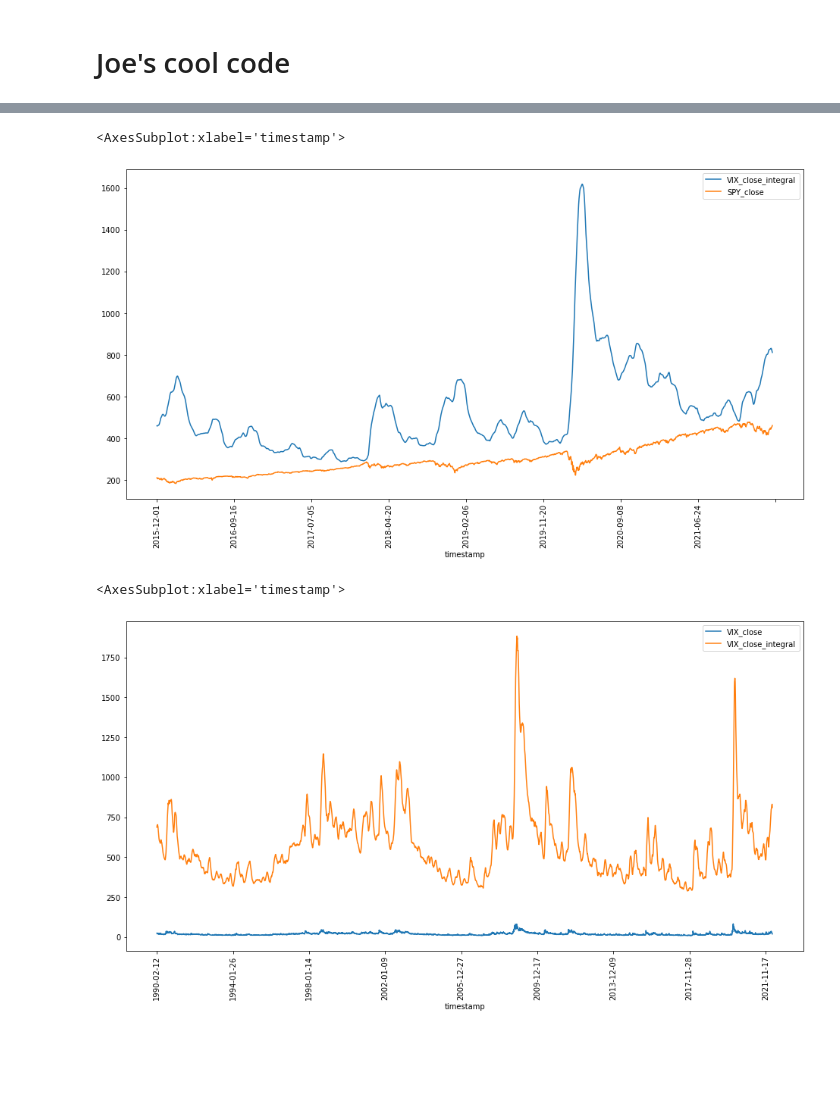
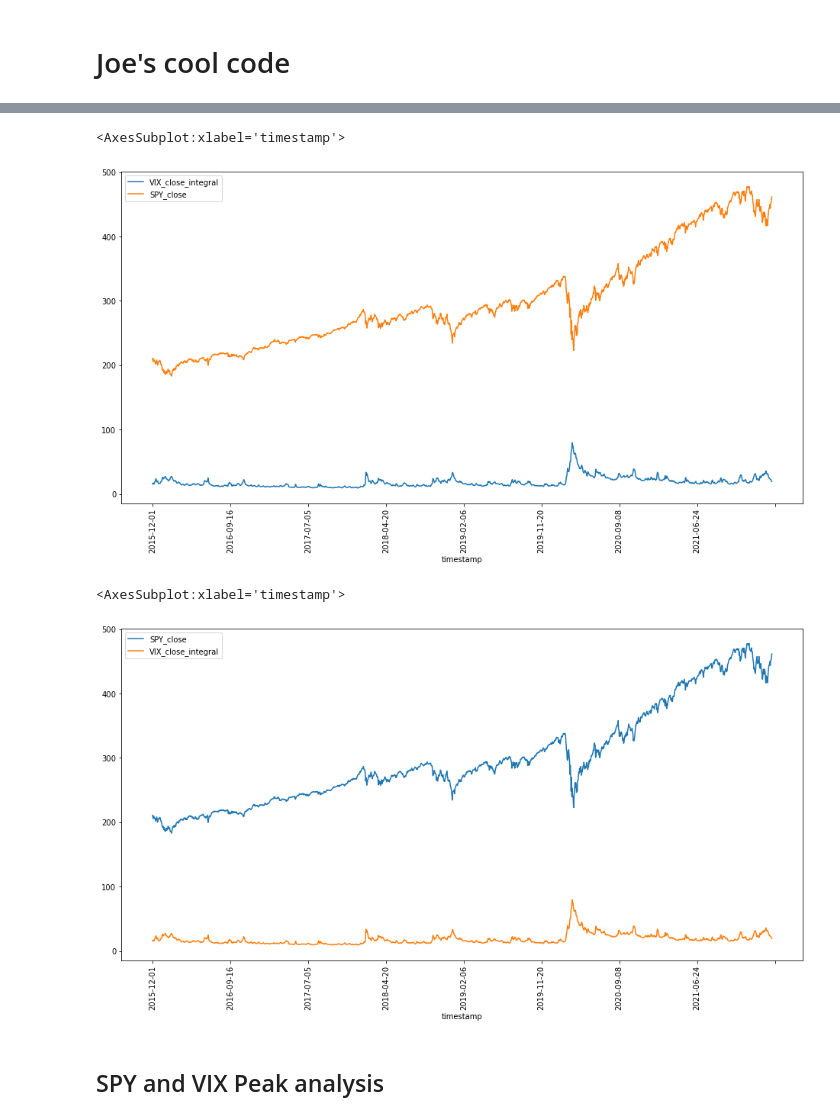
Before and after one commit to JoeHGeoghegan/VIX_Timing_The_Market, a Jupyter notebook: Notebooks/Joe.ipynb, the cells around one changed output, grey strips where cells are left out. Drawn from its saved outputs; the diff is of its cells as text; code cells hidden in the pictures; blank space fills up the shorter version.

Commit message:
Added work on Peak Analysis (graph focus)

```diff
--- a/Notebooks/Joe.ipynb
+++ b/Notebooks/Joe.ipynb
@@ -32,7 +38,7 @@ def add_rolling_integrate(df:pd.DataFrame,data_col,rollNum):
 #     derivative = derivative.rename(f'{data_col}_derivative')
 #     return pd.concat([df,derivative],axis=1)
 # %%
-window = 30
+window = 2
 VIX_PID_Data = add_rolling_integrate(cleanData['VIX'],'close',window)
 VIX_PID_Data = add_rolling_integrate(VIX_PID_Data,'pct_change',window)
 VIX_PID_Data = DW.tag_columns(VIX_PID_Data,'VIX')
@@ -66,11 +72,13 @@ scaled = graphing_data
 scaled[['VIX_close_integral','SPY_close']].dropna().plot(rot=90,figsize=(16,8))
 # %% [output]
 <AxesSubplot:xlabel='timestamp'>
-[figure, old version]
+[figure, new version]
 # %%
 scaled = graphing_data
 # scaled['VIX_close_integral'] = graphing_data['VIX_close_integral']+graphing_data['SPY_close'].dropna().iloc[0]
-scaled[['VIX_close','VIX_close_integral']].dropna().plot(rot=90,figsize=(16,8))
+scaled[['SPY_close','VIX_close_integral']].dropna().plot(rot=90,figsize=(16,8))
 # %% [output]
 <AxesSubplot:xlabel='timestamp'>
-[figure, old version]
+[figure, new version]
+# %% [markdown]
+## SPY and VIX Peak analysis
```
Also changed, not shown: parts of 8 cells of this notebook.
